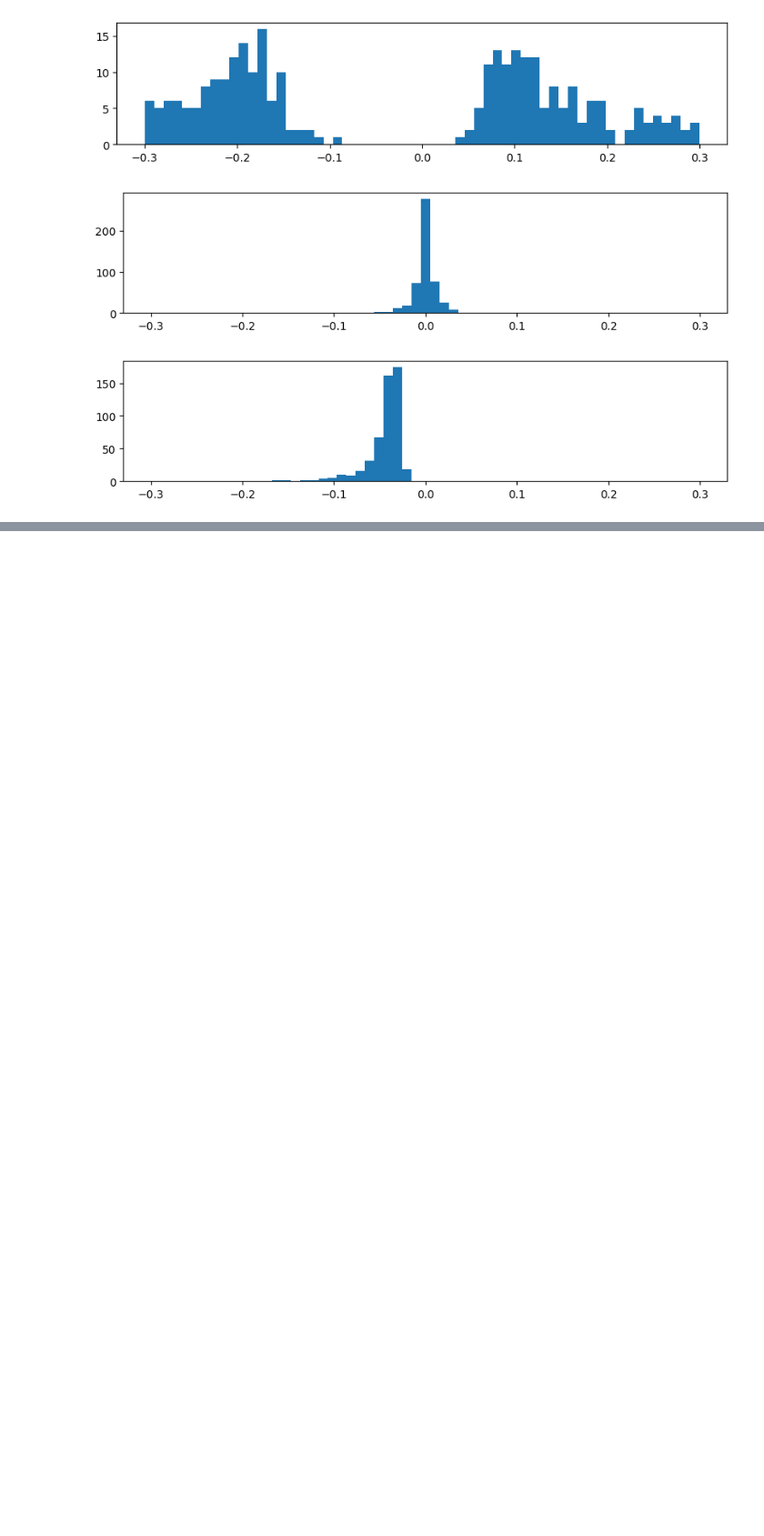
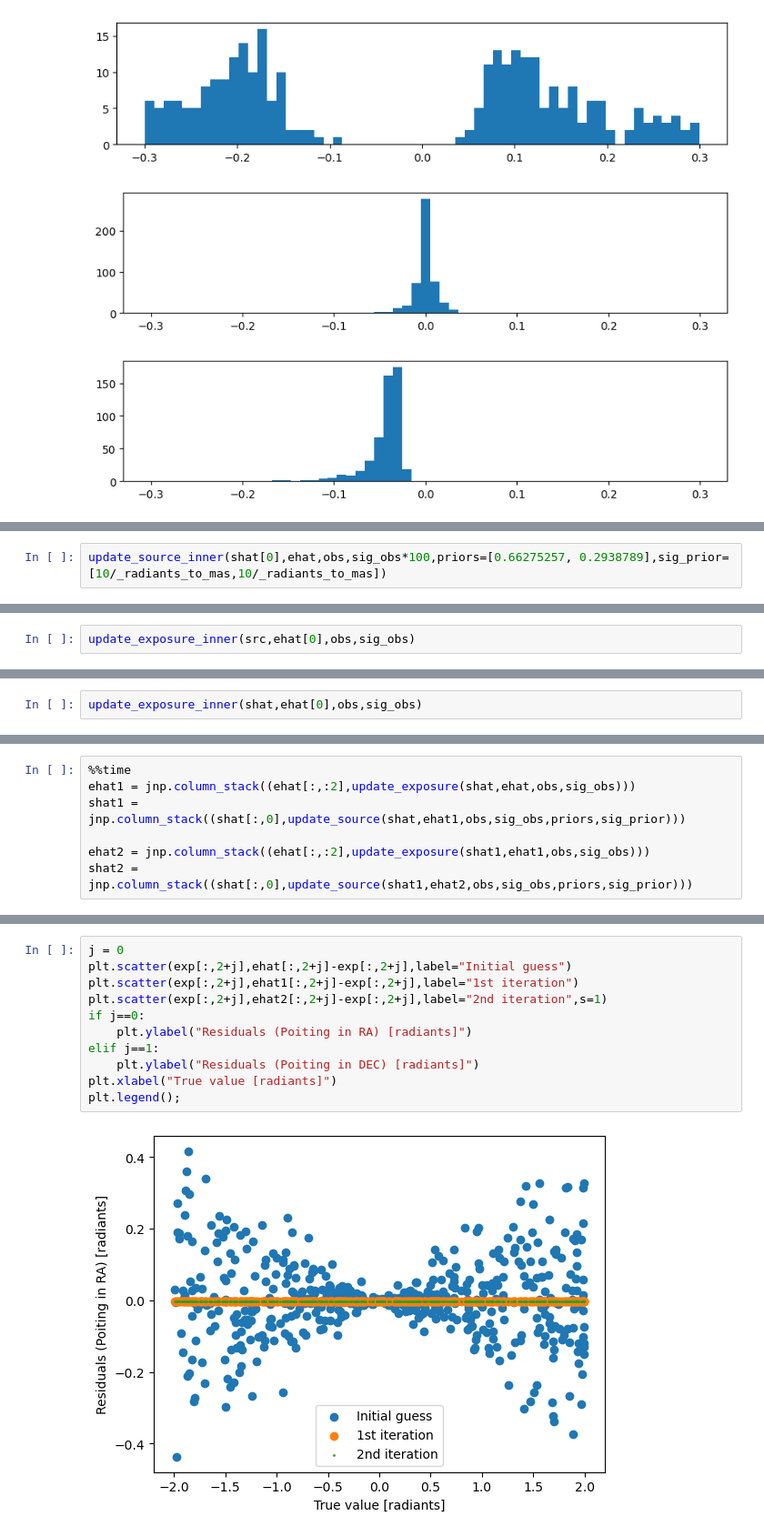
Before and after one commit to JASMINE-Mission/jasmine_agistoy, a Jupyter notebook: notebook/demonstration2D_positions_only.ipynb, the cells around one changed output, grey strips where cells are left out. Shown at 91% size. Cells and saved outputs as stored; diff of their text form; blank space fills up the shorter version.

Commit message:
Update demonstration2D_positions_only.ipynb
Added a couple new examples: 1) trying with four overlapping fields.
2) adding first examples with the priors

```diff
--- a/notebook/demonstration2D_positions_only.ipynb
+++ b/notebook/demonstration2D_positions_only.ipynb
@@ -1933,0 +2160,2 @@ plt.hist((ehat2[:,5]-scalet)/scalet,bins=np.linspace(-0.3,0.3,60));
+# %%
+update_source_inner(shat[0],ehat,obs,sig_obs*100,priors=[0.66275257, 0.2938789],sig_prior=[10/_radiants_to_mas,10/_radiants_to_mas])
@@ -1933,0 +2231,2 @@ plt.hist((ehat2[:,5]-scalet)/scalet,bins=np.linspace(-0.3,0.3,60));
+# %%
+update_exposure_inner(src,ehat[0],obs,sig_obs)
@@ -1933,0 +2235,2 @@ plt.hist((ehat2[:,5]-scalet)/scalet,bins=np.linspace(-0.3,0.3,60));
+# %%
+update_exposure_inner(shat,ehat[0],obs,sig_obs)
@@ -1933,0 +2249,7 @@ plt.hist((ehat2[:,5]-scalet)/scalet,bins=np.linspace(-0.3,0.3,60));
+# %%
+%%time
+ehat1 = jnp.column_stack((ehat[:,:2],update_exposure(shat,ehat,obs,sig_obs)))
+shat1 = jnp.column_stack((shat[:,0],update_source(shat,ehat1,obs,sig_obs,priors,sig_prior)))
+
+ehat2 = jnp.column_stack((ehat[:,:2],update_exposure(shat1,ehat1,obs,sig_obs)))
+shat2 = jnp.column_stack((shat[:,0],update_source(shat1,ehat2,obs,sig_obs,priors,sig_prior)))
@@ -1933,0 +2259,13 @@ plt.hist((ehat2[:,5]-scalet)/scalet,bins=np.linspace(-0.3,0.3,60));
+# %%
+j = 0
+plt.scatter(exp[:,2+j],ehat[:,2+j]-exp[:,2+j],label="Initial guess")
+plt.scatter(exp[:,2+j],ehat1[:,2+j]-exp[:,2+j],label="1st iteration")
+plt.scatter(exp[:,2+j],ehat2[:,2+j]-exp[:,2+j],label="2nd iteration",s=1)
+if j==0:
+    plt.ylabel("Residuals (Poiting in RA) [radiants]")
+elif j==1:
+    plt.ylabel("Residuals (Poiting in DEC) [radiants]")
+plt.xlabel("True value [radiants]")
+plt.legend();
+# %% [output]
+[figure, added]
```
Also changed, not shown: parts of 172 cells of this notebook.
